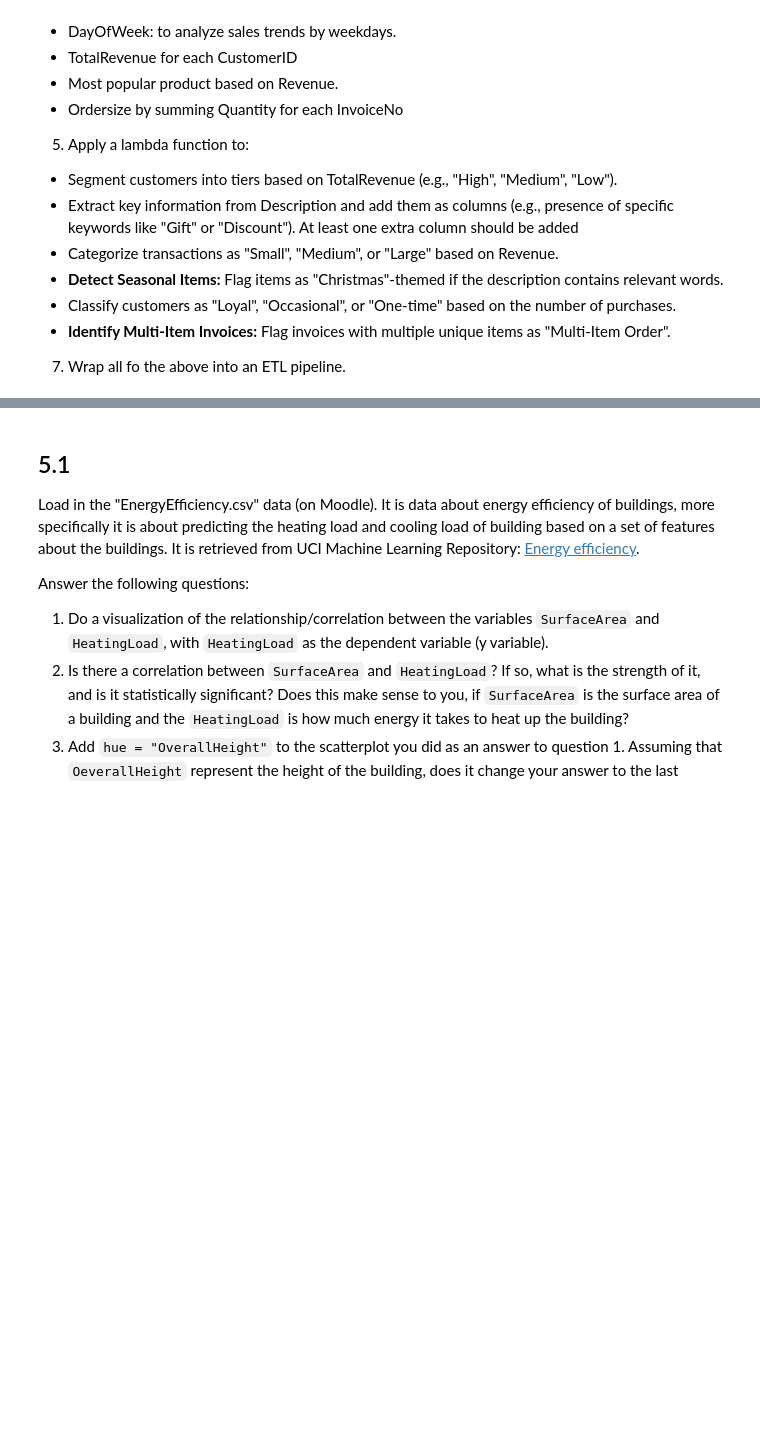
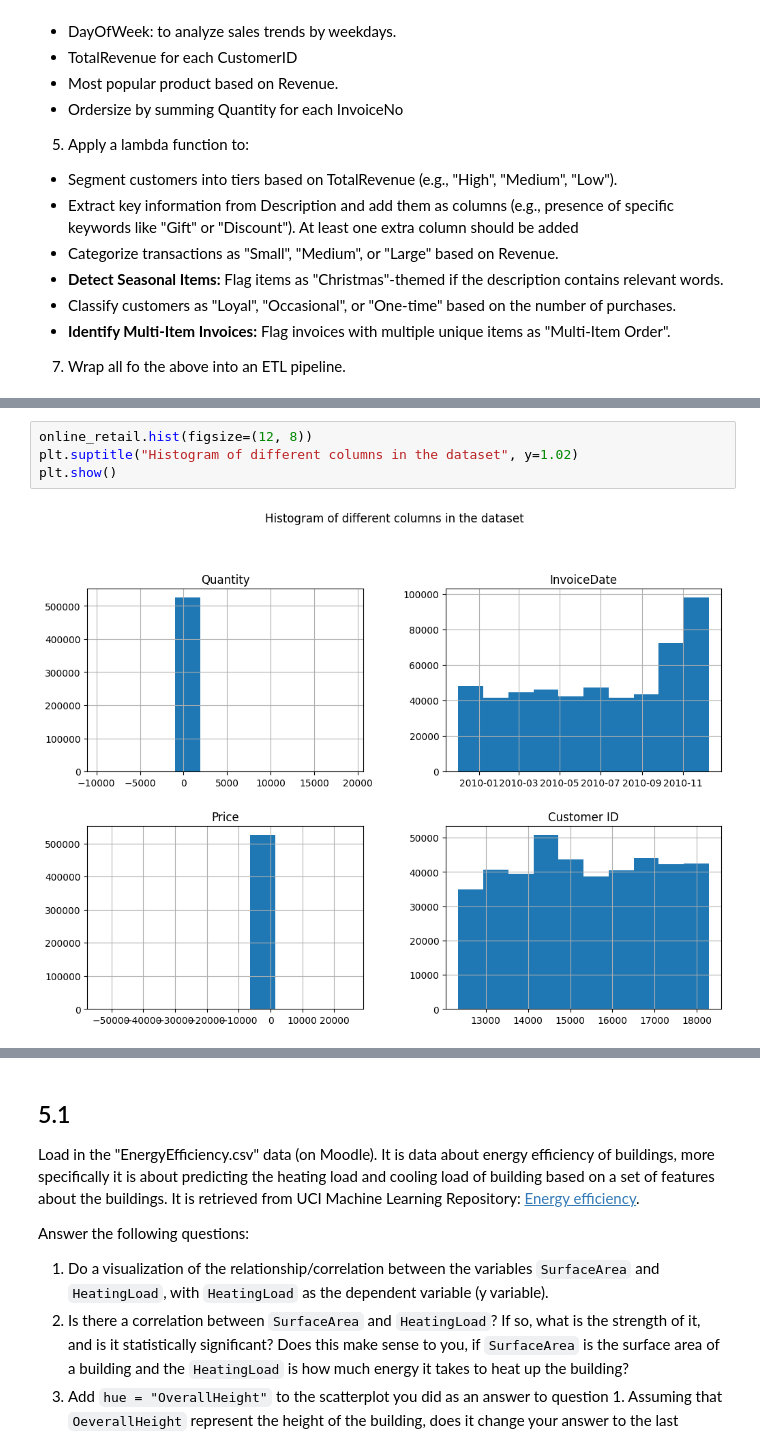
Before and after one commit to X1las/DaT, a Jupyter notebook: exercises.ipynb, the cells around one changed output, grey strips where cells are left out. Saved outputs shown, nothing was run; the diff lists cells and outputs as text; blank space fills up the shorter version.

```diff
--- a/exercises.ipynb
+++ b/exercises.ipynb
@@ -568,0 +645,6 @@ Complete the following tasks:
+# %%
+online_retail.hist(figsize=(12, 8))
+plt.suptitle("Histogram of different columns in the dataset", y=1.02)
+plt.show()
+# %% [output]
+[figure, added]
```
Also changed, not shown: parts of 21 cells of this notebook.
